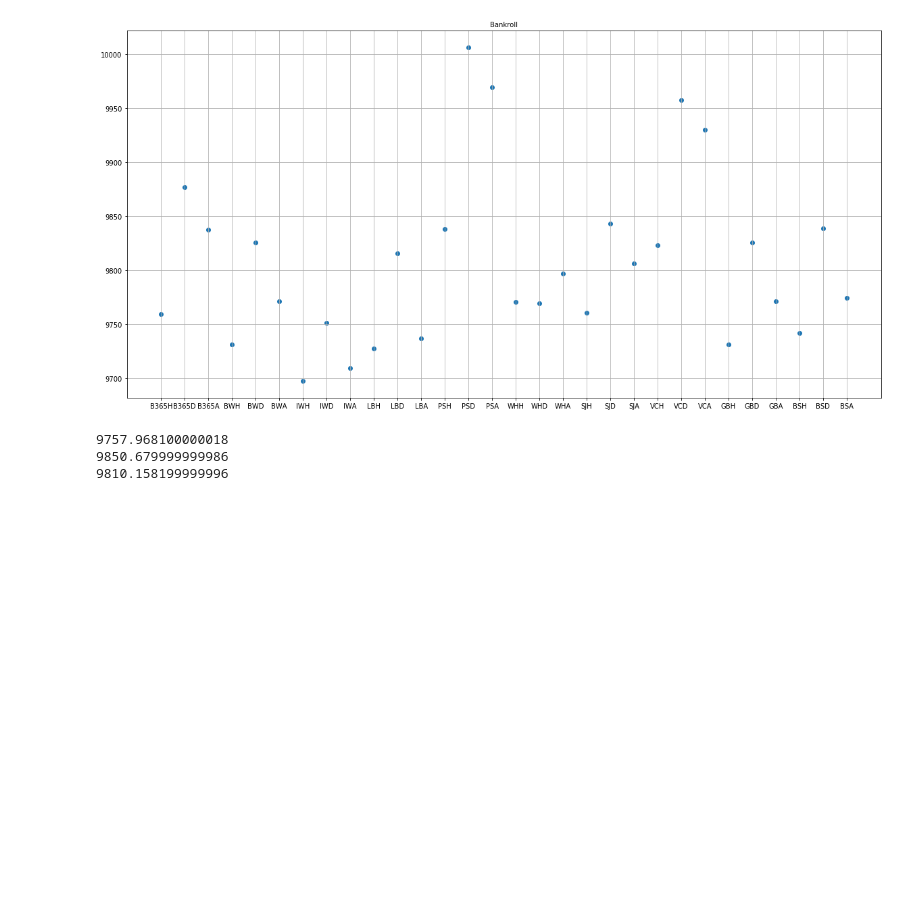
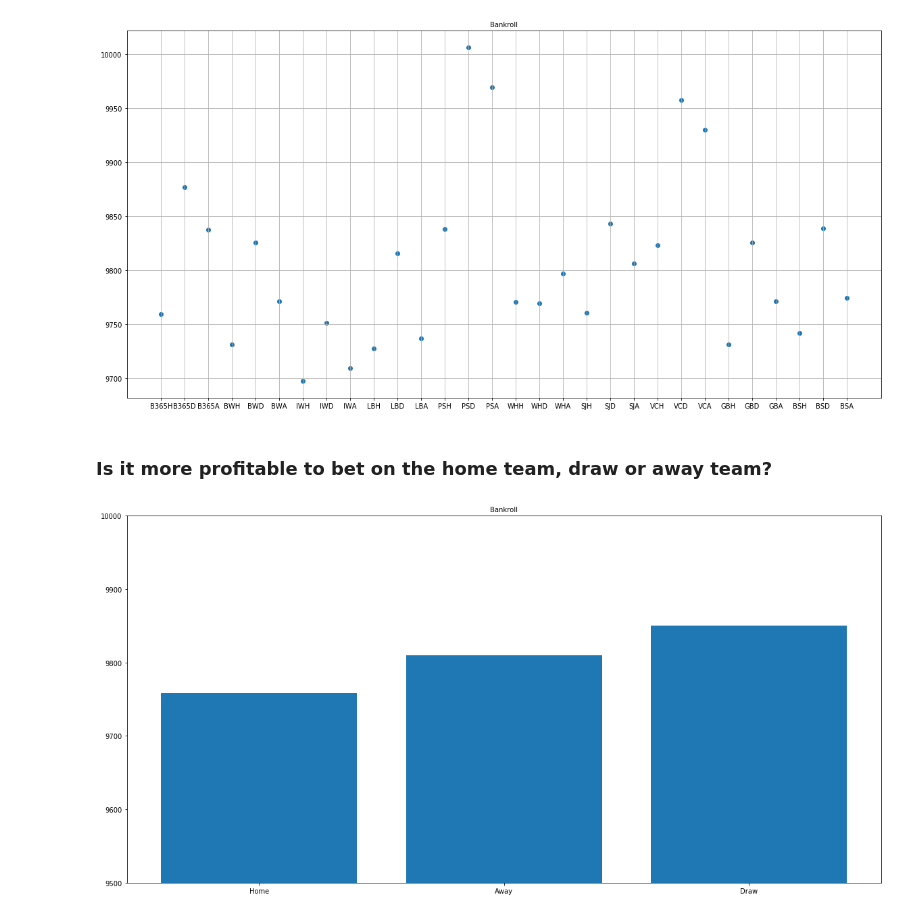
Before and after one commit to stephenkringas/python-datascience, a Jupyter notebook: week6/Soccer Betting Analysis.ipynb, the cells around one changed output. Cells and saved outputs as stored; diff of their text form; code cells hidden in the pictures; blank space fills up the shorter version.

```diff
--- a/week6/Soccer Betting Analysis.ipynb
+++ b/week6/Soccer Betting Analysis.ipynb
@@ -102,24 +98,31 @@ axis.scatter(X, Y)
 plt.show()
 # %% [output]
 [figure]
+# %% [markdown]
+### Is it more profitable to bet on the home team, draw or away team?
 # %%
-# Is it more profitable to bet on the home team, draw or away team
+avg_bankroll = []
+bet_type = ['Home', 'Away', 'Draw']
 
 # Average bankroll after betting on home team
 tmp = [ v for k,v in bankroll_dict.items() if k.endswith('H')]
-avg = sum(tmp) / len(tmp)
-print(avg)
+avg_bankroll.append(sum(tmp) / len(tmp))
+
+# Average bankroll after betting on away team
+tmp = [ v for k,v in bankroll_dict.items() if k.endswith('A')]
+avg_bankroll.append(sum(tmp) / len(tmp))
 
 # Average bankroll after betting on a draw
 tmp = [ v for k,v in bankroll_dict.items() if k.endswith('D')]
-avg = sum(tmp) / len(tmp)
-print(avg)
+avg_bankroll.append(sum(tmp) / len(tmp))
 
-# Average bankroll after betting on away team
-tmp = [ v for k,v in bankroll_dict.items() if k.endswith('A')]
-avg = sum(tmp) / len(tmp)
-print(avg)
+fig, axis = plt.subplots()
+fig.set_figheight(10)
+fig.set_figwidth(20)
+axis.set_title('Bankroll',fontsize=10)
+
+plt.ylim((9500, 10000))
+plt.bar(bet_type, avg_bankroll)
+plt.show()
 # %% [output]
-9757.968100000018
-9850.679999999986
-9810.158199999996
+[figure, added]
```
Also changed, not shown: parts of 10 cells of this notebook.
